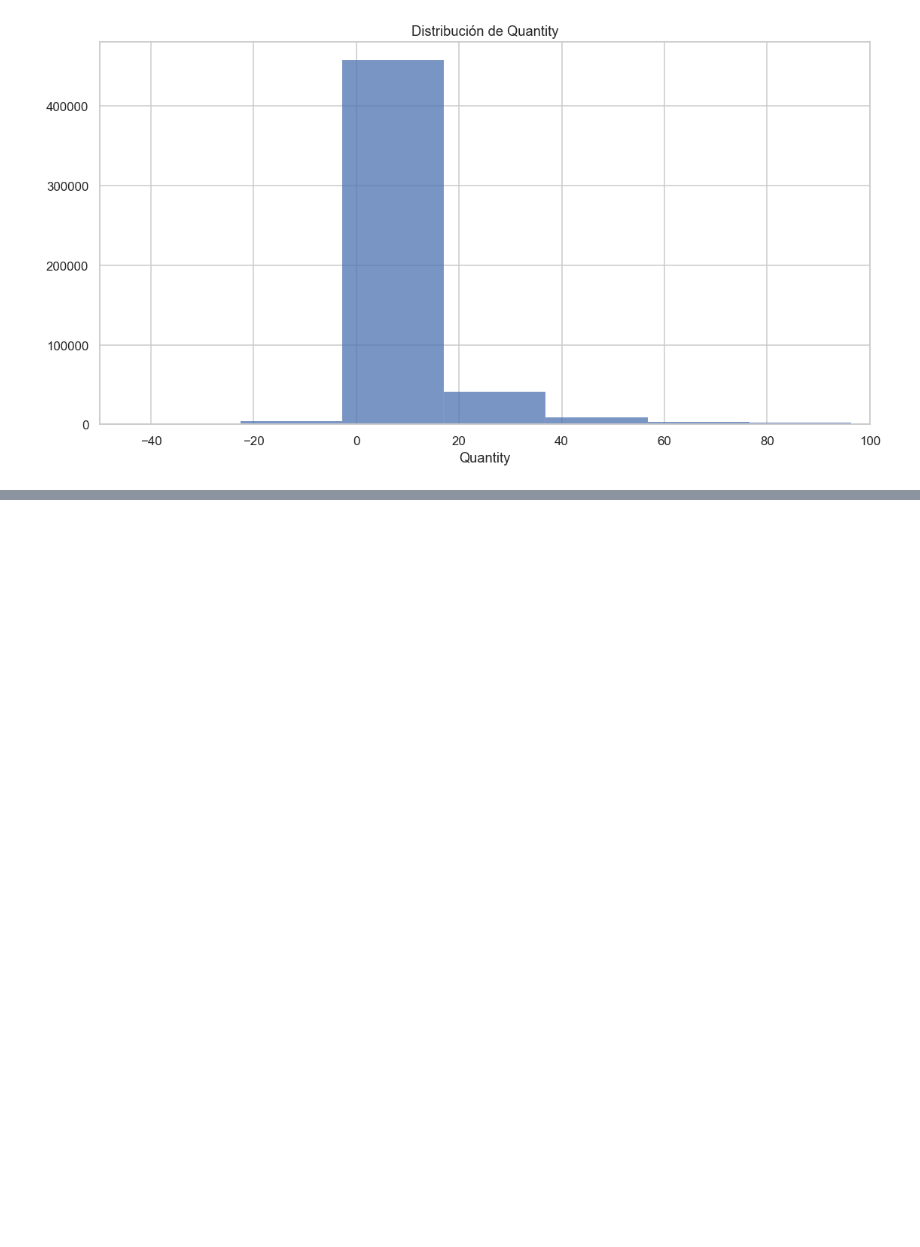
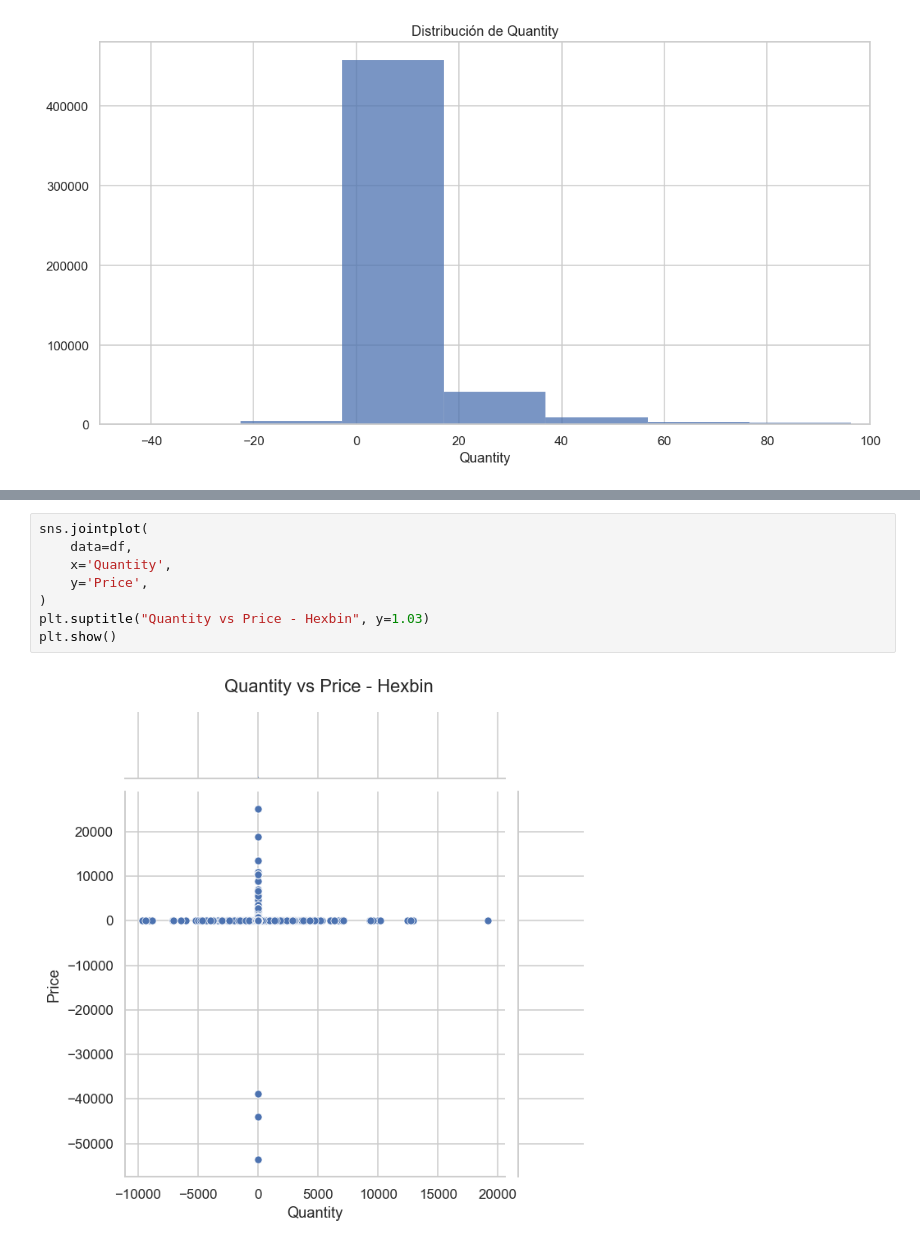
Before and after one commit to DaLeedev/CLTV_PROJECT, a Jupyter notebook: notebooks/01_Exploracion Inicial.ipynb, the cells around one changed output, grey strips where cells are left out. Saved outputs shown, nothing was run; the diff lists cells and outputs as text; blank space fills up the shorter version.

```diff
--- a/notebooks/01_Exploracion Inicial.ipynb
+++ b/notebooks/01_Exploracion Inicial.ipynb
@@ -244,0 +245,10 @@ plt.show()
+# %%
+sns.jointplot(
+    data=df,
+    x='Quantity',
+    y='Price',
+)
+plt.suptitle("Quantity vs Price - Hexbin", y=1.03)
+plt.show()
+# %% [output]
+[figure, added]
```
Also changed, not shown: parts of 10 cells of this notebook.
